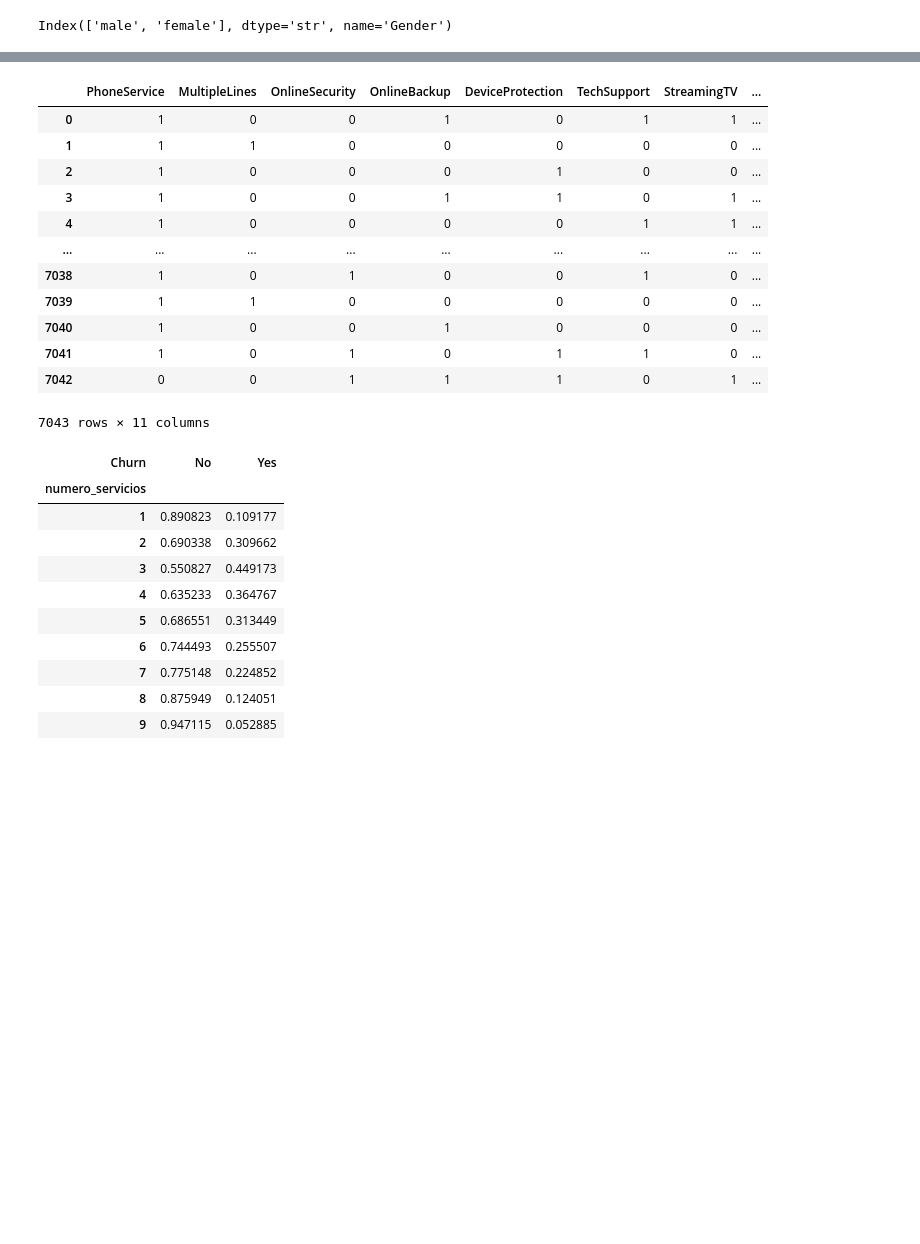
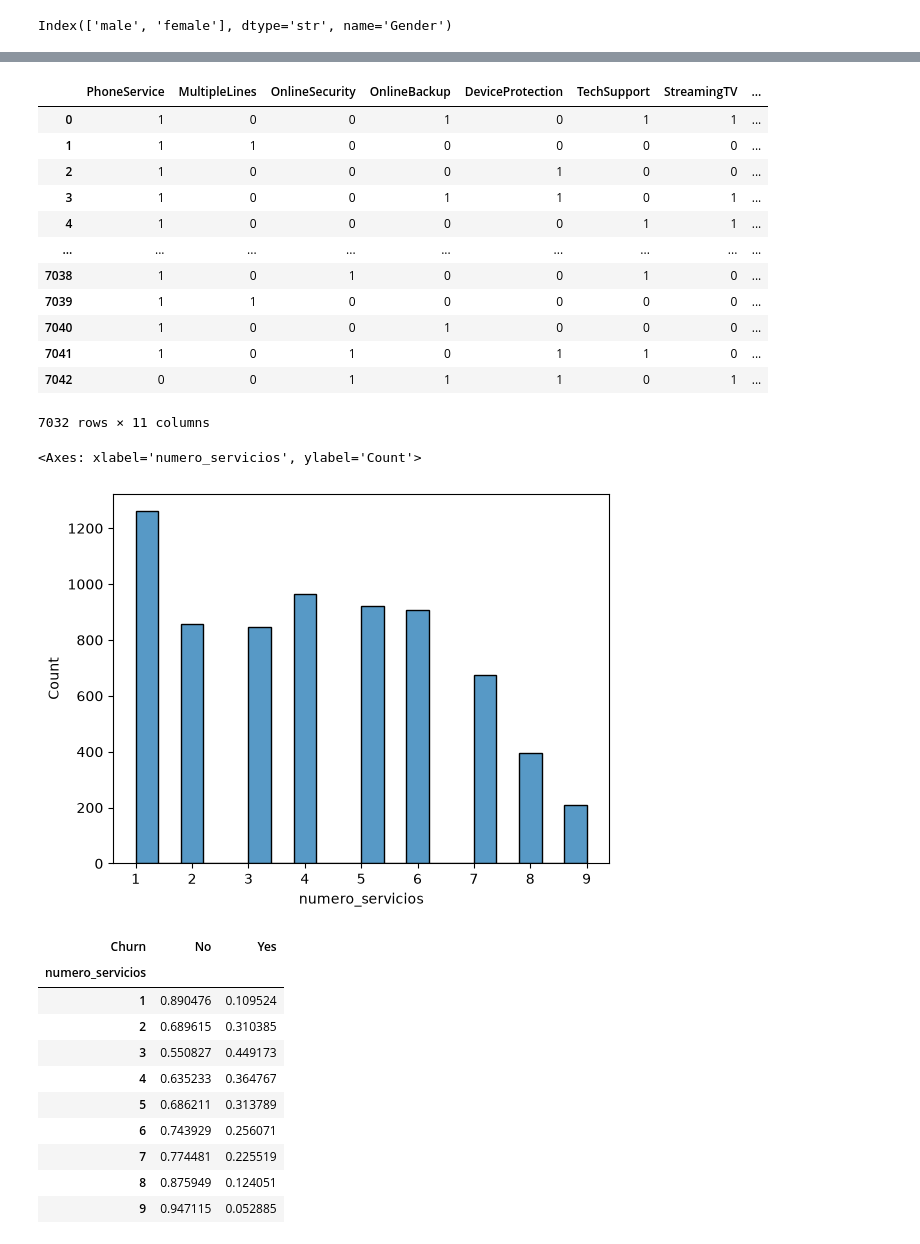
Before and after one commit to JGarcia575/dashboard_app, a Jupyter notebook: auxiliar.ipynb, the cells around one changed output, grey strips where cells are left out. Saved outputs shown, nothing was run; the diff lists cells and outputs as text; code cells hidden in the pictures; blank space fills up the shorter version.

```diff
--- a/auxiliar.ipynb
+++ b/auxiliar.ipynb
@@ -28,0 +57,3 @@ memory usage: 1.9 MB
+# %%
+#Eliminar valores nulos
+df = df.dropna()
@@ -104,0 +158,2 @@ for categoria in tasa_pago.index:
+# %%
+df['SeniorCitizen'] = np.where(df['SeniorCitizen'] == 1, 'Mayor que 65', 'Menor que 65')
@@ -140,7 +210,12 @@ servicios
 | 7040 | 1 | 0 | 0 | 1 | 0 | 0 | 0 | ... |
 | 7041 | 1 | 0 | 1 | 0 | 1 | 1 | 0 | ... |
 | 7042 | 0 | 0 | 1 | 1 | 1 | 0 | 1 | ... |
-7043 rows × 11 columns
+7032 rows × 11 columns
+# %%
+sns.histplot(data=servicios['numero_servicios'])
+# %% [output]
+<Axes: xlabel='numero_servicios', ylabel='Count'>
+[figure, added]
 # %%
 churn_servicios = pd.crosstab(servicios['numero_servicios'], servicios['Churn'], normalize='index')
 
@@ -150,12 +225,12 @@ churn_servicios
 # %% [output]
 | Churn | No | Yes |
 | numero_servicios |  |  |
-| 1 | 0.890823 | 0.109177 |
-| 2 | 0.690338 | 0.309662 |
+| 1 | 0.890476 | 0.109524 |
+| 2 | 0.689615 | 0.310385 |
 | 3 | 0.550827 | 0.449173 |
 | 4 | 0.635233 | 0.364767 |
-| 5 | 0.686551 | 0.313449 |
-| 6 | 0.744493 | 0.255507 |
-| 7 | 0.775148 | 0.224852 |
+| 5 | 0.686211 | 0.313789 |
+| 6 | 0.743929 | 0.256071 |
+| 7 | 0.774481 | 0.225519 |
 | 8 | 0.875949 | 0.124051 |
 | 9 | 0.947115 | 0.052885 |
```
Also changed, not shown: parts of 17 cells of this notebook, 1 other file.
